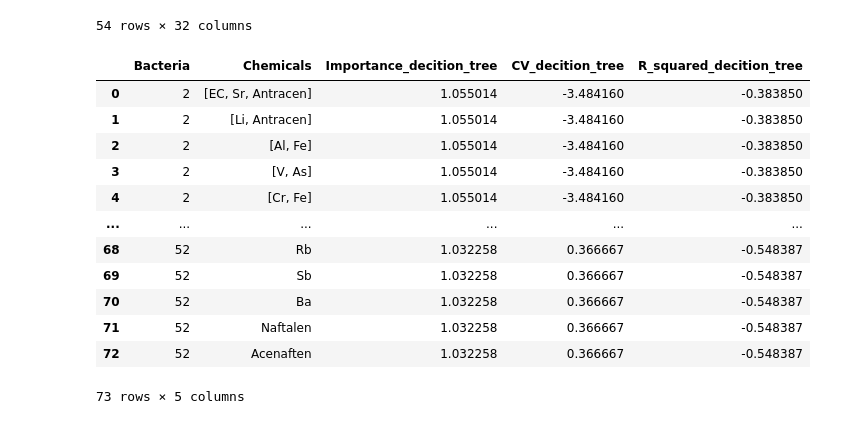
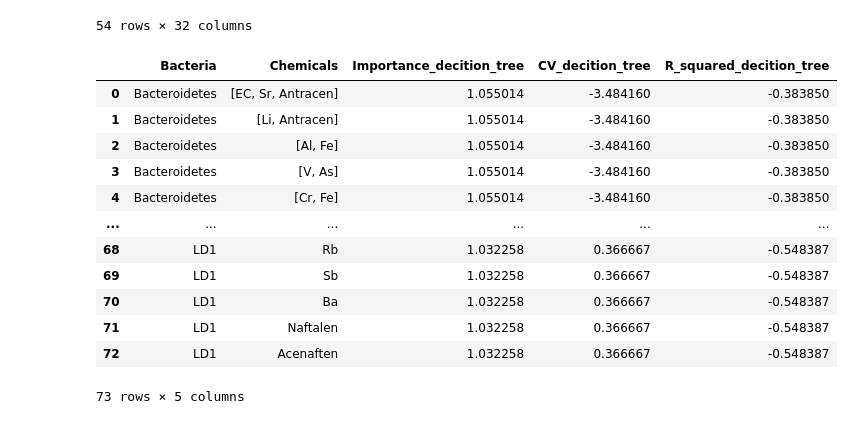
Before and after one commit to melehean/Bioinformatics-Project, a Jupyter notebook: type_analysis.ipynb, the cells around one changed output. Cells and saved outputs as stored; diff of their text form; code cells hidden in the pictures.

```diff
--- a/type_analysis.ipynb
+++ b/type_analysis.ipynb
@@ -59,26 +60,27 @@ type_data
 # %%
 decition_tree_importance = results_gathering.important_relationships_for_all_bacteria(
     chemical_data,
     type_data,
     ml_importance_methods.get_decision_tree_importance,
     model_name="decition_tree",
     importance_threshold=0.9)
-names = results_gathering.name_lookup(list(decition_tree_importance ['Bacteria']), indices_to_names)
-decition_tree_importance ['Bacteria'] = names
-decition_tree_importance
+results_to_display_decision_tree = deepcopy(decition_tree_importance)
+names = results_gathering.name_lookup(list(results_to_display_decision_tree['Bacteria']), indices_to_names)
+results_to_display_decision_tree['Bacteria'] = names
+results_to_display_decision_tree
 # %% [output]
 |  | Bacteria | Chemicals | Importance_decition_tree | CV_decition_tree | R_squared_decition_tree |
-| 0 | 2 | [EC, Sr, Antracen] | 1.055014 | -3.484160 | -0.383850 |
-| 1 | 2 | [Li, Antracen] | 1.055014 | -3.484160 | -0.383850 |
-| 2 | 2 | [Al, Fe] | 1.055014 | -3.484160 | -0.383850 |
-| 3 | 2 | [V, As] | 1.055014 | -3.484160 | -0.383850 |
-| 4 | 2 | [Cr, Fe] | 1.055014 | -3.484160 | -0.383850 |
+| 0 | Bacteroidetes | [EC, Sr, Antracen] | 1.055014 | -3.484160 | -0.383850 |
+| 1 | Bacteroidetes | [Li, Antracen] | 1.055014 | -3.484160 | -0.383850 |
+| 2 | Bacteroidetes | [Al, Fe] | 1.055014 | -3.484160 | -0.383850 |
+| 3 | Bacteroidetes | [V, As] | 1.055014 | -3.484160 | -0.383850 |
+| 4 | Bacteroidetes | [Cr, Fe] | 1.055014 | -3.484160 | -0.383850 |
 | ... | ... | ... | ... | ... | ... |
-| 68 | 52 | Rb | 1.032258 | 0.366667 | -0.548387 |
-| 69 | 52 | Sb | 1.032258 | 0.366667 | -0.548387 |
-| 70 | 52 | Ba | 1.032258 | 0.366667 | -0.548387 |
-| 71 | 52 | Naftalen | 1.032258 | 0.366667 | -0.548387 |
-| 72 | 52 | Acenaften | 1.032258 | 0.366667 | -0.548387 |
+| 68 | LD1 | Rb | 1.032258 | 0.366667 | -0.548387 |
+| 69 | LD1 | Sb | 1.032258 | 0.366667 | -0.548387 |
+| 70 | LD1 | Ba | 1.032258 | 0.366667 | -0.548387 |
+| 71 | LD1 | Naftalen | 1.032258 | 0.366667 | -0.548387 |
+| 72 | LD1 | Acenaften | 1.032258 | 0.366667 | -0.548387 |
 73 rows × 5 columns
 # %%
 xgboost_feature_importance = results_gathering.important_relationships_for_all_bacteria(
```
Also changed, not shown: parts of 4 cells of this notebook, 2 other files.
